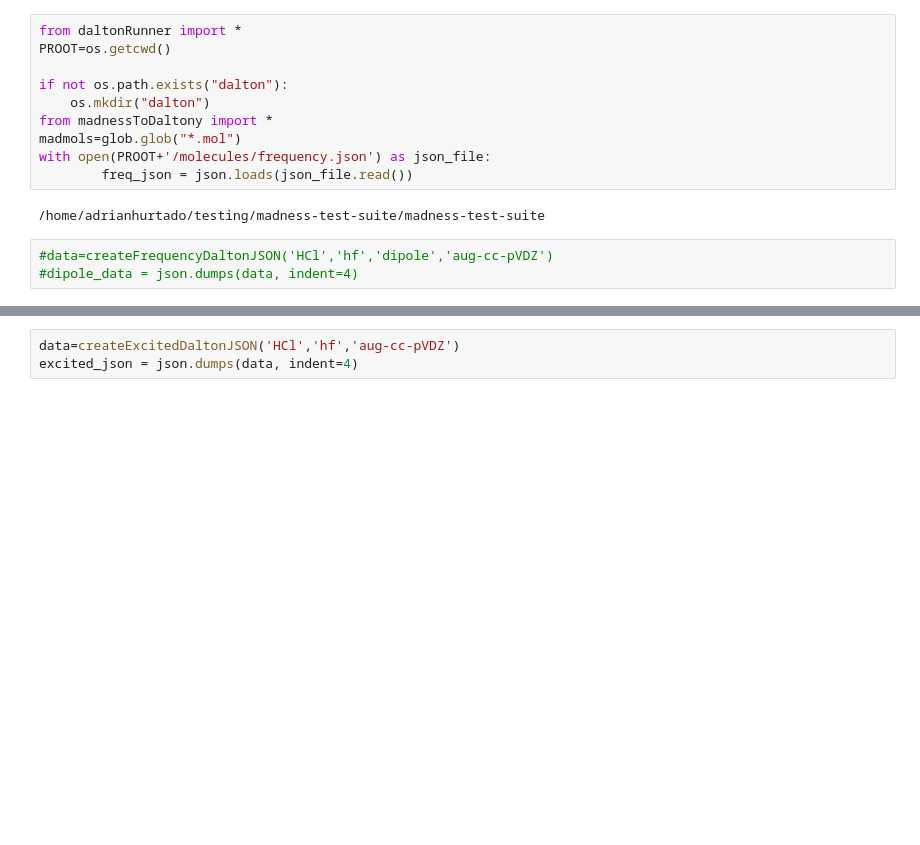
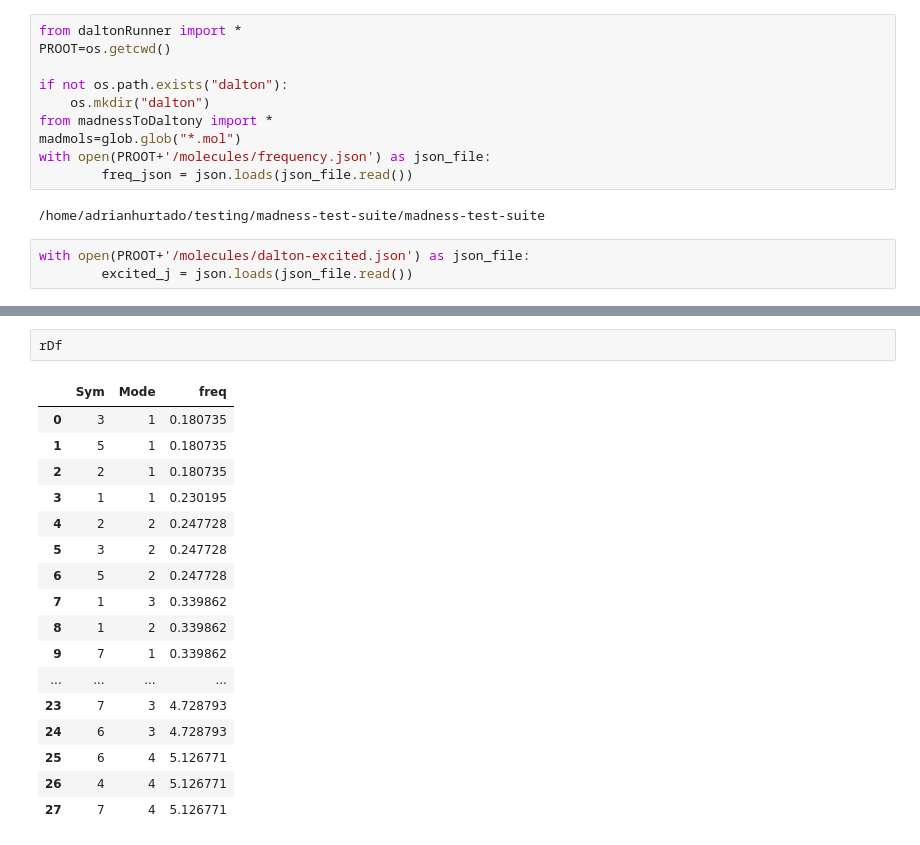
Before and after one commit to ahurta92/madness-test-suite, a Jupyter notebook: Excited-State.ipynb, the cells around one changed output, grey strips where cells are left out. Saved outputs shown, nothing was run; the diff lists cells and outputs as text; blank space fills up the shorter version.

Commit message:
create some tables and stuff

```diff
--- a/Excited-State.ipynb
+++ b/Excited-State.ipynb
@@ -11,5 +11,5 @@ with open(PROOT+'/molecules/frequency.json') as json_file:
 # %% [output]
 /home/adrianhurtado/testing/madness-test-suite/madness-test-suite
 # %%
-#data=createFrequencyDaltonJSON('HCl','hf','dipole','aug-cc-pVDZ')
-#dipole_data = json.dumps(data, indent=4)
+with open(PROOT+'/molecules/dalton-excited.json') as json_file:
+        excited_j = json.loads(json_file.read())
@@ -21,4 +119,21 @@ KeyError: 'dipole'
 # %%
-data=createExcitedDaltonJSON('HCl','hf','aug-cc-pVDZ')
-excited_json = json.dumps(data, indent=4)
+rDf
+# %% [output]
+|  | Sym | Mode | freq |
+| 0 | 3 | 1 | 0.180735 |
+| 1 | 5 | 1 | 0.180735 |
+| 2 | 2 | 1 | 0.180735 |
+| 3 | 1 | 1 | 0.230195 |
+| 4 | 2 | 2 | 0.247728 |
+| 5 | 3 | 2 | 0.247728 |
+| 6 | 5 | 2 | 0.247728 |
+| 7 | 1 | 3 | 0.339862 |
+| 8 | 1 | 2 | 0.339862 |
+| 9 | 7 | 1 | 0.339862 |
+| ... | ... | ... | ... |
+| 23 | 7 | 3 | 4.728793 |
+| 24 | 6 | 3 | 4.728793 |
+| 25 | 6 | 4 | 5.126771 |
+| 26 | 4 | 4 | 5.126771 |
+| 27 | 7 | 4 | 5.126771 |
 # %%
```
Also changed, not shown: parts of 15 cells of this notebook.
